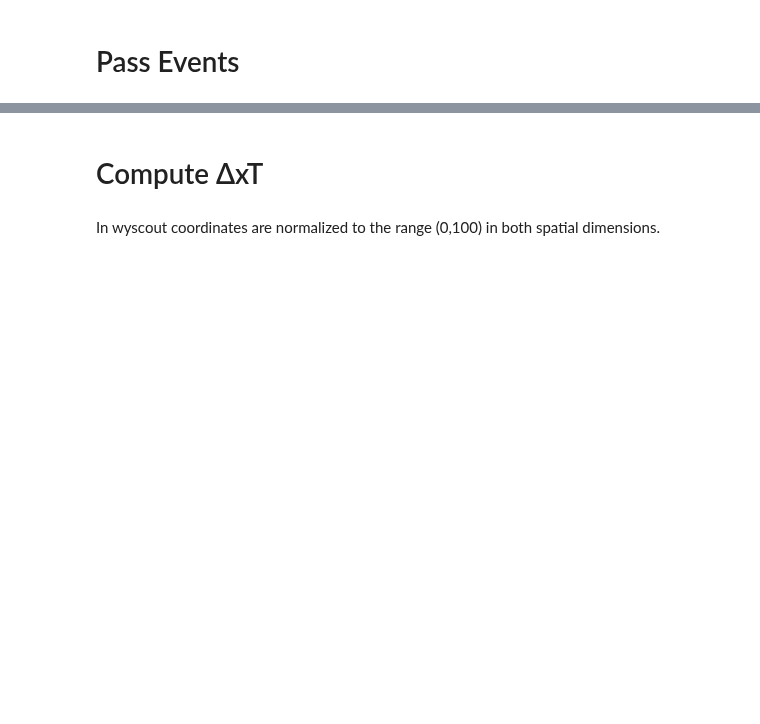
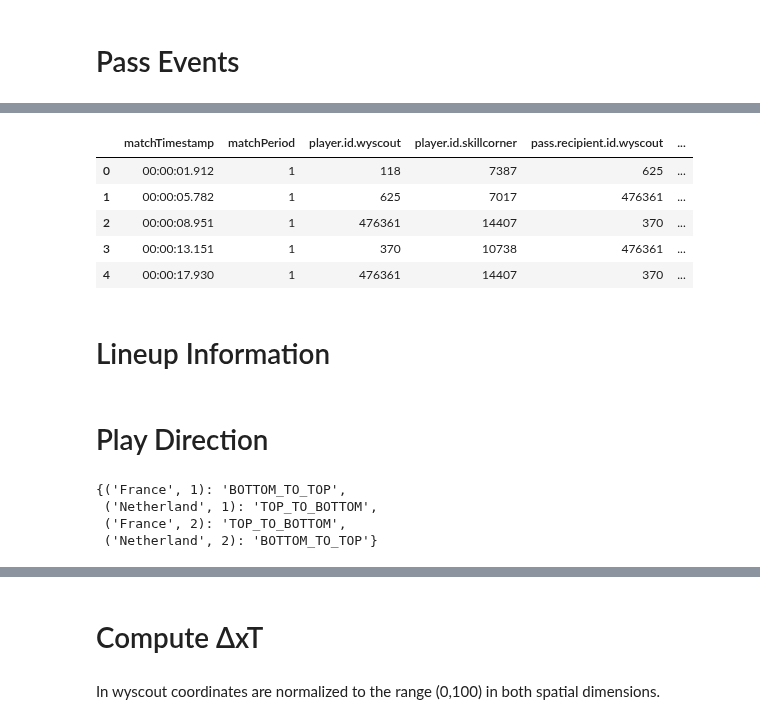
Before and after one commit to ariskoutris/defensive-passing-networks, a Jupyter notebook: src/notebooks/pass_tables.ipynb, the cells around one changed output, grey strips where cells are left out. Cells and saved outputs as stored; diff of their text form; code cells hidden in the pictures; blank space fills up the shorter version.

```diff
--- a/src/notebooks/pass_tables.ipynb
+++ b/src/notebooks/pass_tables.ipynb
@@ -108,0 +124,36 @@ passes.head()
+# %%
+wyscout2skillcorner = pd.read_csv(WYSCOUT_TO_SKILLCORNER).drop(columns='id')
+# %%
+passes.rename(columns={'player.id': 'player.id.wyscout', 'pass.recipient.id': 'pass.recipient.id.wyscout'}, inplace=True)
+# %%
+passes = passes.merge(wyscout2skillcorner[['player_id_sk', 'player_id_wy']], left_on='player.id.wyscout', right_on='player_id_wy', how='left')
+passes.drop(columns=['player_id_wy'], inplace=True)
+passes.rename(columns={'player_id_sk': 'player.id.skillcorner'}, inplace=True)
+
+passes = passes.merge(wyscout2skillcorner[['player_id_sk', 'player_id_wy']], left_on='pass.recipient.id.wyscout', right_on='player_id_wy', how='left')
+passes.drop(columns=['player_id_wy'], inplace=True)
+passes.rename(columns={'player_id_sk': 'pass.recipient.id.skillcorner'}, inplace=True)
+# %%
+cols = ['matchTimestamp', 'matchPeriod', 'player.id.wyscout', 'player.id.skillcorner', 'pass.recipient.id.wyscout', 'pass.recipient.id.skillcorner', 'location.x', 'location.y', 'pass.endLocation.x', 'pass.endLocation.y']
+passes = passes.loc[:,cols]
+# %%
+passes.head()
+# %% [output]
+|  | matchTimestamp | matchPeriod | player.id.wyscout | player.id.skillcorner | pass.recipient.id.wyscout | ... |
+| 0 | 00:00:01.912 | 1 | 118 | 7387 | 625 | ... |
+| 1 | 00:00:05.782 | 1 | 625 | 7017 | 476361 | ... |
+| 2 | 00:00:08.951 | 1 | 476361 | 14407 | 370 | ... |
+| 3 | 00:00:13.151 | 1 | 370 | 10738 | 476361 | ... |
+| 4 | 00:00:17.930 | 1 | 476361 | 14407 | 370 | ... |
+# %% [markdown]
+# Lineup Information
+# %% [markdown]
+# Play Direction
+# %%
+play_direction_dict = play_direction_df.drop(columns='match_id').set_index(['team_name', 'half']).to_dict()['play_direction']
+play_direction_dict
+# %% [output]
+{('France', 1): 'BOTTOM_TO_TOP',
+ ('Netherland', 1): 'TOP_TO_BOTTOM',
+ ('France', 2): 'TOP_TO_BOTTOM',
+ ('Netherland', 2): 'BOTTOM_TO_TOP'}
```
Also changed, not shown: parts of 40 cells of this notebook, 2 other files.
